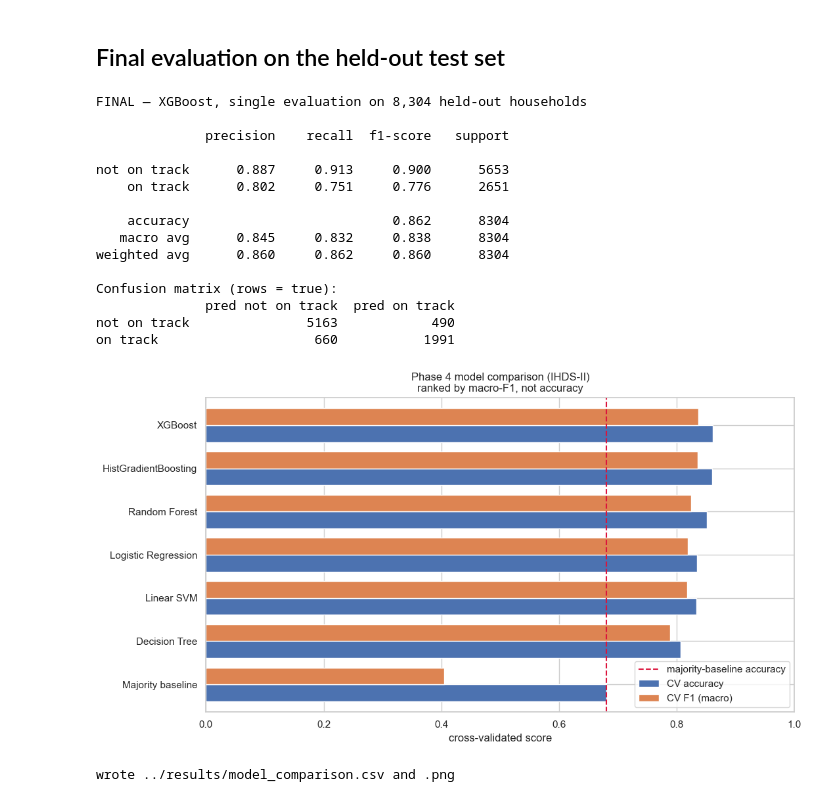
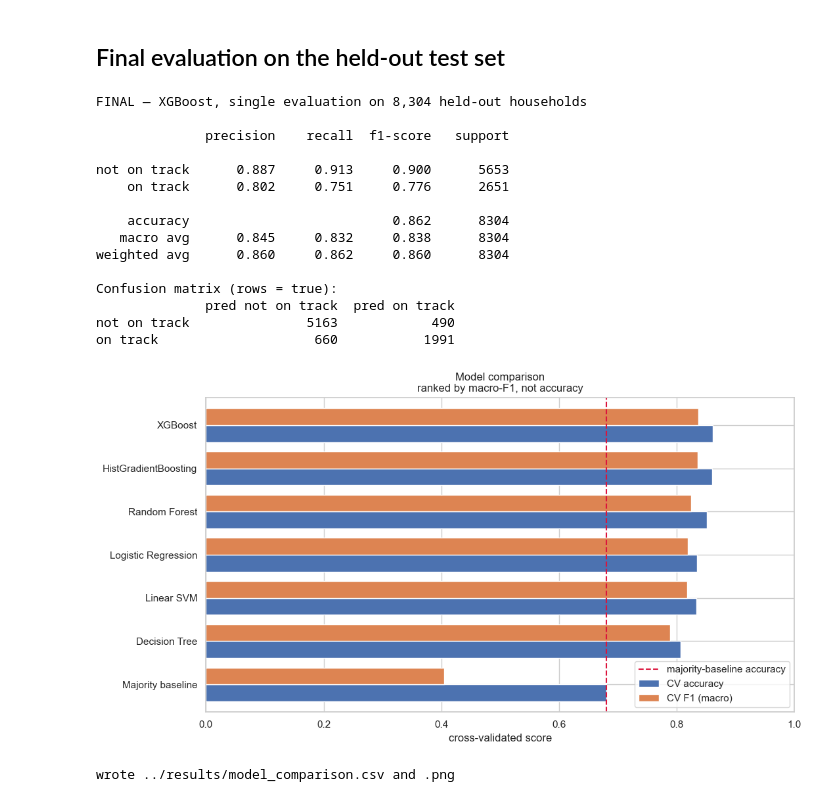
Before and after one commit to saint2706/savings-goal-classifier, a Jupyter notebook: notebooks/04_model_comparison.ipynb, the cells around one changed output. Cells and saved outputs as stored; diff of their text form; code cells hidden in the pictures.

```diff
--- a/notebooks/04_model_comparison.ipynb
+++ b/notebooks/04_model_comparison.ipynb
@@ -232,33 +232,33 @@ comparison.to_csv("../results/model_comparison.csv")
 
 fig, ax = plt.subplots(figsize=(11, 6))
 plot = comparison[["CV accuracy", "CV F1 (macro)"]].sort_values("CV F1 (macro)")
 plot.plot(kind="barh", ax=ax, width=0.78)
 ax.axvline(comparison.loc["Majority baseline", "CV accuracy"], color="crimson", ls="--",
            label="majority-baseline accuracy")
 ax.set_xlim(0, 1.0)
 ax.set_xlabel("cross-validated score")
 ax.set_ylabel("")
-ax.set_title("Phase 4 model comparison (IHDS-II)\nranked by macro-F1, not accuracy")
+ax.set_title("Model comparison\nranked by macro-F1, not accuracy")
 ax.legend(loc="lower right")
 plt.tight_layout()
 plt.savefig("../results/model_comparison.png", dpi=150, bbox_inches="tight")
 plt.show()
 print("\nwrote ../results/model_comparison.csv and .png")
 # %% [output]
 FINAL — XGBoost, single evaluation on 8,304 held-out households
 
               precision    recall  f1-score   support
 
 not on track      0.887     0.913     0.900      5653
     on track      0.802     0.751     0.776      2651
 
     accuracy                          0.862      8304
    macro avg      0.845     0.832     0.838      8304
 weighted avg      0.860     0.862     0.860      8304
 
 Confusion matrix (rows = true):
               pred not on track  pred on track
 not on track               5163            490
 on track                    660           1991
-[figure, old version]
+[figure, new version]
 wrote ../results/model_comparison.csv and .png
```
Also changed, not shown: parts of 1 cell of this notebook, 17 other files.
